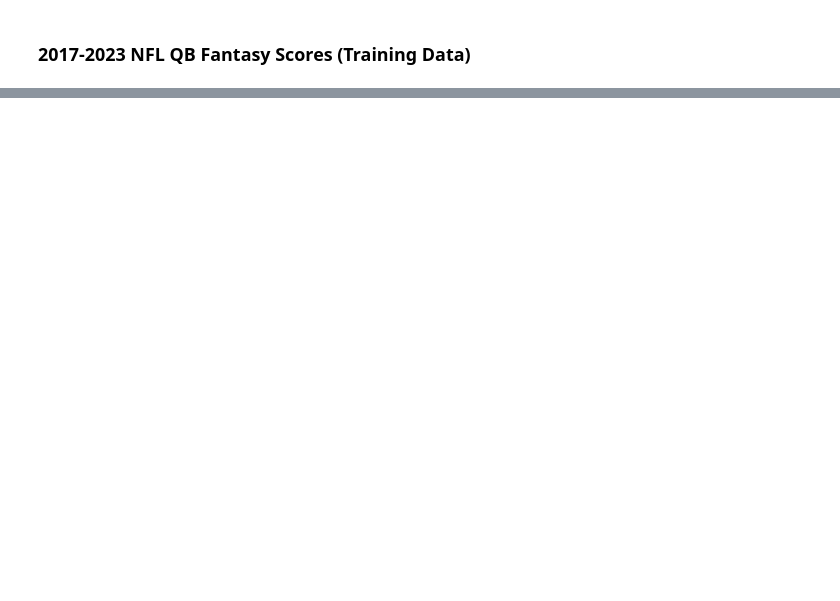
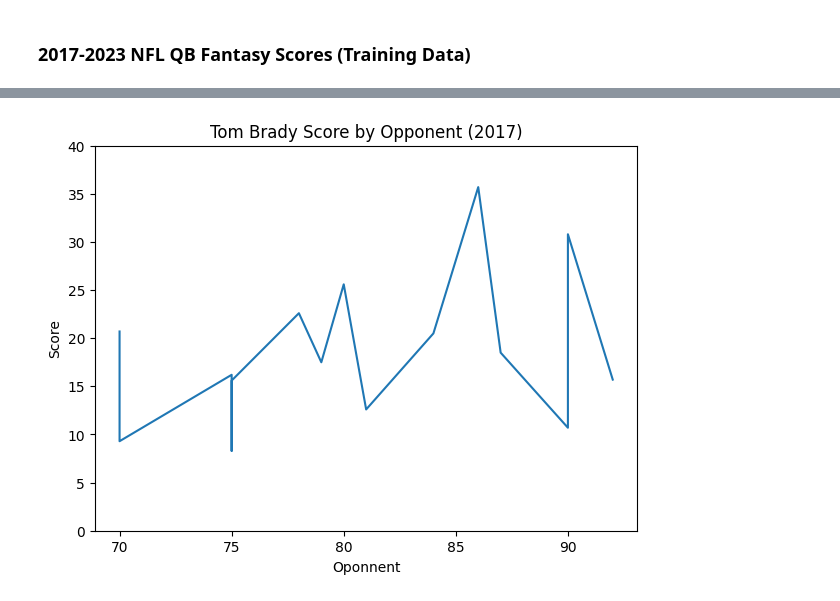
Before and after one commit to sohankancherla/nfl-qb-fantasy-prediction, a Jupyter notebook: qb_prediction.ipynb, the cells around one changed output, grey strips where cells are left out. Cells and saved outputs as stored; diff of their text form; code cells hidden in the pictures; blank space fills up the shorter version.

```diff
--- a/qb_prediction.ipynb
+++ b/qb_prediction.ipynb
@@ -45,0 +107,13 @@ Name: count, Length: 404, dtype: int64
+# %%
+tom_brady['Opponent'] = pd.to_numeric(tom_brady['Opponent'])
+tom_brady['Score'] = pd.to_numeric(tom_brady['Score'])
+tom_brady = tom_brady.sort_values(by='Opponent')
+plt.figure(figsize=(7, 5))
+plt.plot(tom_brady['Opponent'], tom_brady['Score'])
+plt.title('Tom Brady Score by Opponent (2017)')
+plt.xlabel('Oponnent')
+plt.ylabel('Score')
+plt.ylim(0,40)
+plt.show()
+# %% [output]
+[figure, added]
```
Also changed, not shown: parts of 36 cells of this notebook.
